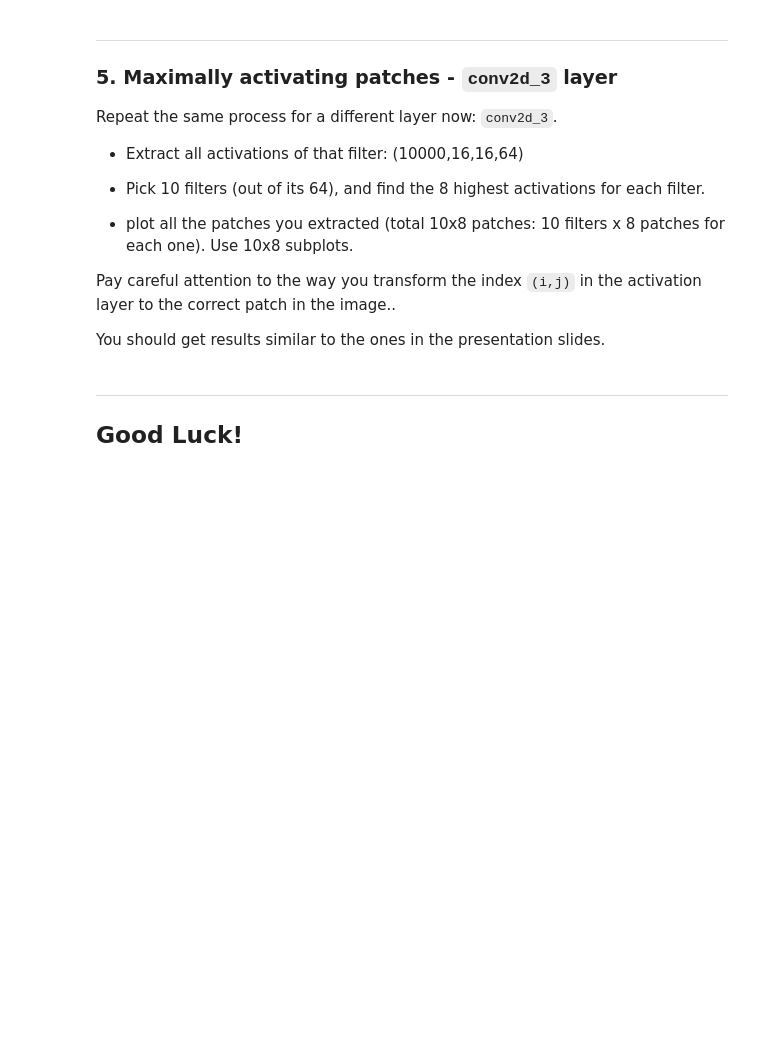
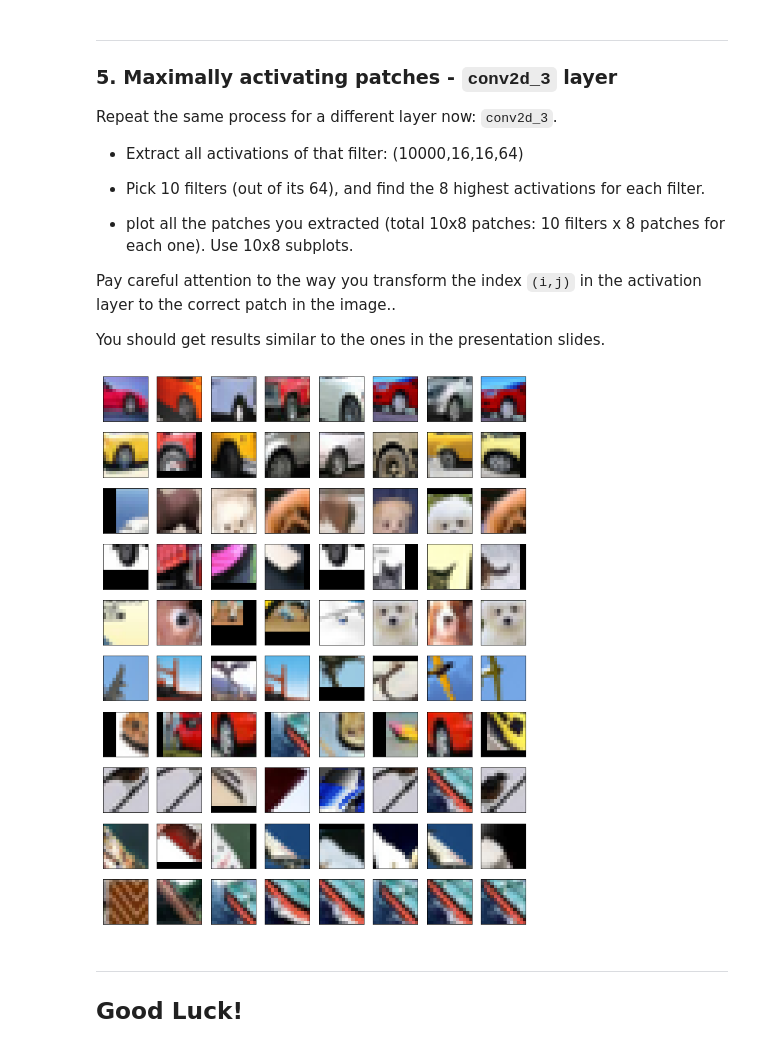
Before and after one commit to sergienko4/deep-learing, a Jupyter notebook: ex6.ipynb, the cells around one changed output. Saved outputs shown, nothing was run; the diff lists cells and outputs as text; code cells hidden in the pictures; blank space fills up the shorter version.

```diff
--- a/ex6.ipynb
+++ b/ex6.ipynb
@@ -271,3 +254,21 @@ You should get results similar to the ones in the presentation slides.
+# %%
+activations = Model(inputs=model.inputs, outputs=model.layers[8].output)
+prediction = activations.predict(x_test)
+# %%
+S = 2
+P = 6
+K = 14
+
+patches = extract_paches(pick_filters_num=10,
+                         highest_responses_num=8,
+                         prediction=prediction,
+                         all_pics=x_test,
+                         S=S,
+                         P=P,
+                         K=K)
+print_paches(10,8, patches, (12,16))
+# %% [output]
+[figure, added]
 # %% [markdown]
 ***
 ## Good Luck!
```
Also changed, not shown: parts of 18 cells of this notebook.
